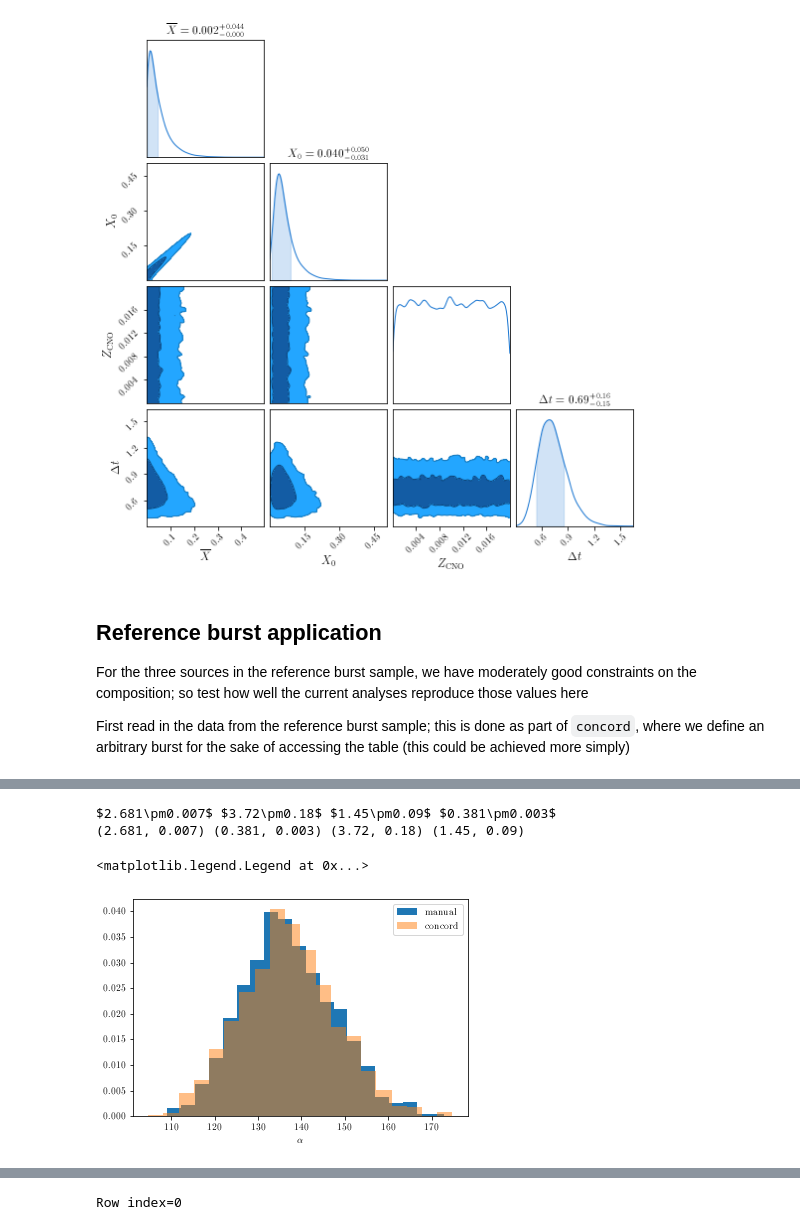
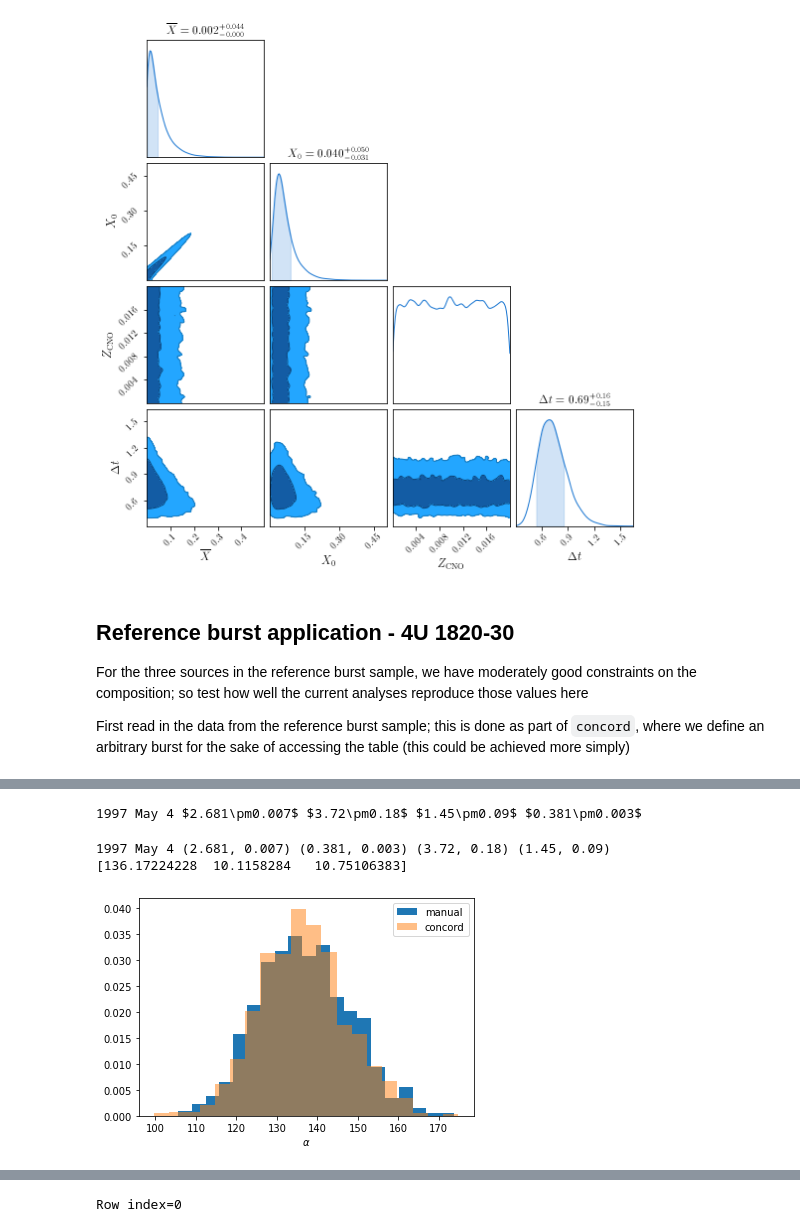
Before and after one commit to outs1der/concord, a Jupyter notebook: Inferring burster properties.ipynb, the cells around one changed output, grey strips where cells are left out. Saved outputs shown, nothing was run; the diff lists cells and outputs as text; code cells hidden in the pictures.

```diff
--- a/Inferring burster properties.ipynb
+++ b/Inferring burster properties.ipynb
@@ -585,7 +586,7 @@ fig = ChainConsumer().add_chain(data,
 WARNING:chainconsumer:Parameter $Z_\mathrm{CNO}$ in chain Chain 0 is not constrained
 [figure]
 # %% [markdown]
-## Reference burst application
+## Reference burst application - 4U 1820-30
 
 For the three sources in the reference burst sample, we have moderately good constraints on the composition; so test how well the current analyses reproduce those values here
 
@@ -626,7 +627,7 @@ nsamp = 1000
 
 # Extract the data from this row and plot the alpha values
 
-print (obs.table[i][3], obs.table[i][4], obs.table[i][5], obs.table[i][7])
+print (obs.table[i][0], obs.table[i][3], obs.table[i][4], obs.table[i][5], obs.table[i][7])
 
 # Convert table strings to quantities (and errors, where available)
 tdel = cd.decode_LaTeX(obs.table[i][3])
@@ -643,36 +644,42 @@ bc = cd.decode_LaTeX(obs.table[i][5])
 #     tdel = tdel[0]
 # if bc[1] is None:
 #     bc = bc[0]
-print (tdel, (fluen, fluene), (fper, e_fper), bc)
 # %% [output]
-$2.681\pm0.007$ $3.72\pm0.18$ $1.45\pm0.09$ $0.381\pm0.003$
-(2.681, 0.007) (0.381, 0.003) (3.72, 0.18) (1.45, 0.09)
+1997 May 4 $2.681\pm0.007$ $3.72\pm0.18$ $1.45\pm0.09$ $0.381\pm0.003$
 # %%
+print (obs.table[i][0], tdel, (fluen, fluene), (fper, e_fper), bc)
+
 alpha2 = cd.alpha(tdel*u.hr, (fluen, fluene), (fper, e_fper), bc, fulldist=True)
 alpha2 = alpha2['alpha']
 
 # Original (manual) calculation below, for comparison
 
-fluen = np.random.normal(loc=fluen, scale=fluene, size=nsamp)
-pflux = np.random.normal(loc=fper, scale=e_fper, size=nsamp)
-if np.shape(bc) != ():
-    bc = np.random.normal(loc=bc[0], scale=bc[1], size=nsamp)
+_fluen = np.random.normal(loc=fluen, scale=fluene, size=nsamp)
+_pflux = np.random.normal(loc=fper, scale=e_fper, size=nsamp)
+if (np.shape(bc) != ()) & (bc[1] is not None):
+    _bc = np.random.normal(loc=bc[0], scale=bc[1], size=nsamp)
+else:
+    _bc = bc
 # Calculate alpha and plot the histogram
 
-if np.shape(tdel) != ():
-    tdel =  (np.random.normal(0., 1., size=nsamp) * tdel[1] + tdel[0])*u.hr
+if (np.shape(tdel) != ()) & (tdel[1] is not None):
+    _tdel =  (np.random.normal(0., 1., size=nsamp) * tdel[1] + tdel[0])*u.hr
 else:
-    tdel *= u.hr
-alpha = pflux*f_unit/u.s*bc*tdel.to('s')/(fluen*1000*f_unit)
+    _tdel *= u.hr
+alpha = _pflux*f_unit/u.s*_bc*_tdel.to('s')/(_fluen*1000*f_unit)
 
 # compare with the concord version
 
 with quantity_support():
     plt.hist(alpha, bins=20, density=True, label='manual')
     #print (np.shape(tdel), np.shape())
     plt.hist(alpha2.distribution, bins=20, density=True, alpha=.50, label='concord')
 plt.xlabel('$\\alpha$')
 plt.legend()
+
+ac = np.percentile(alpha2.distribution,[50,50-cd.CONF/2.,50+cd.CONF/2.])
+print (cd.intvl_to_errors(ac))
 # %% [output]
-<matplotlib.legend.Legend at 0x...>
+1997 May 4 (2.681, 0.007) (0.381, 0.003) (3.72, 0.18) (1.45, 0.09)
+[136.17224228  10.1158284   10.75106383]
-[figure, old version]
+[figure, new version]
```
Also changed, not shown: parts of 14 cells of this notebook, 1 other file.
